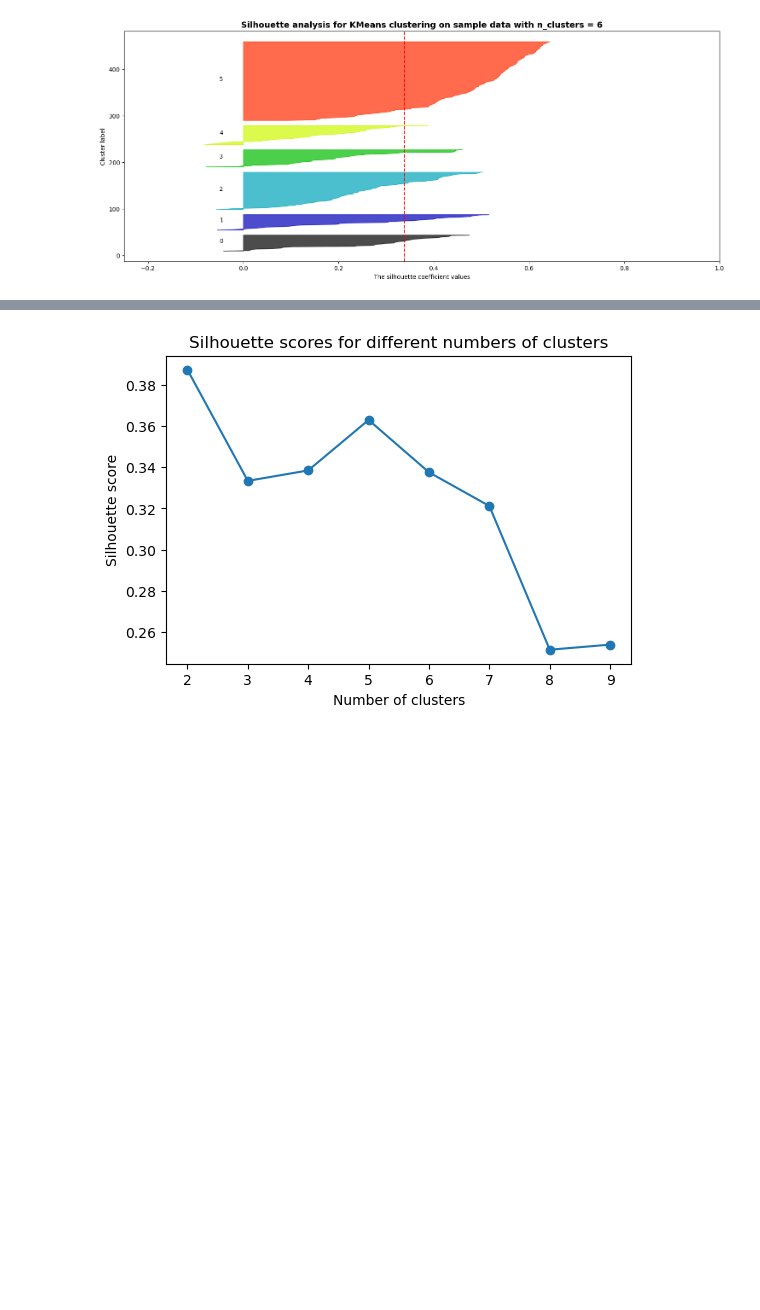
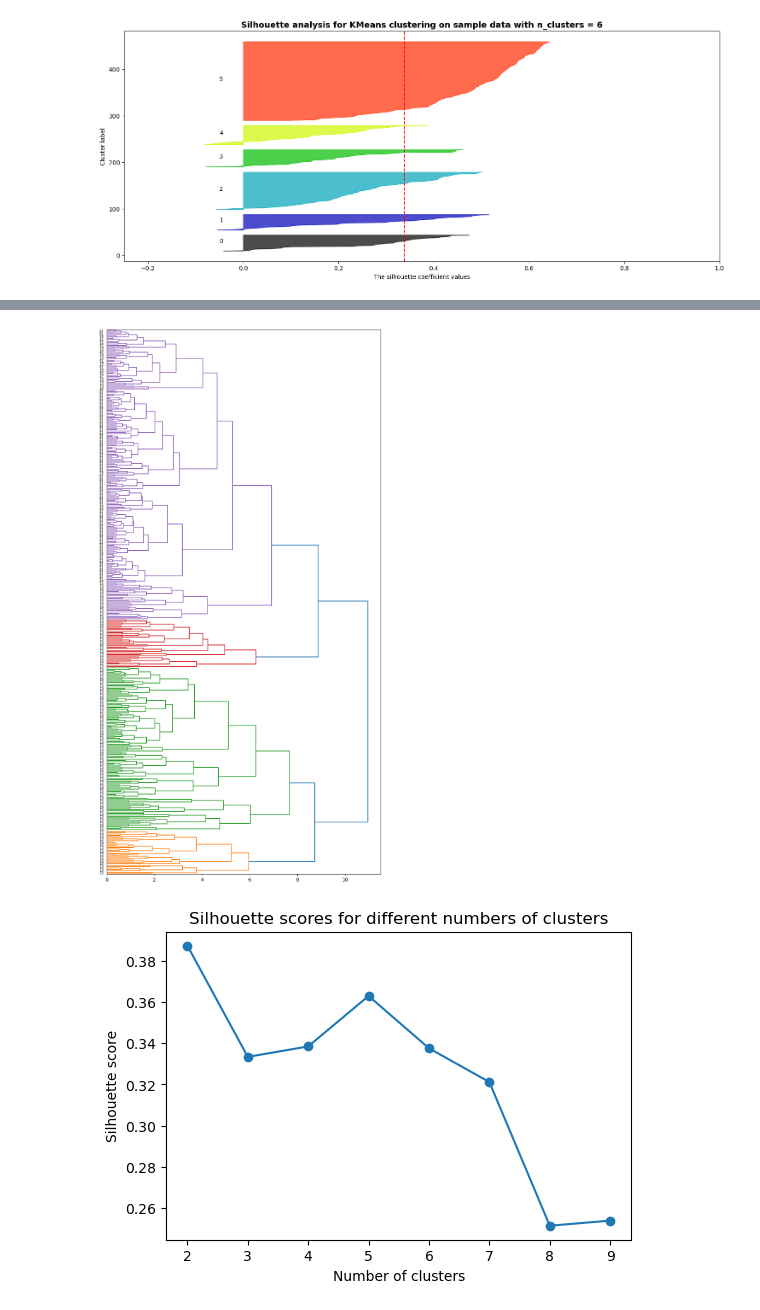
Before and after one commit to Barkesty/Project-Chronic-Kidney-Disease-Classification-Challenge, a Jupyter notebook: project.ipynb, the cells around one changed output, grey strips where cells are left out. Drawn from its saved outputs; the diff is of its cells as text; code cells hidden in the pictures; blank space fills up the shorter version.

```diff
--- a/project.ipynb
+++ b/project.ipynb
@@ -720,3 +767,19 @@ for n_clusters in range_n_clusters:
+# %%
+from scipy.cluster import hierarchy
+from sklearn.cluster import AgglomerativeClustering
+from sklearn.metrics import silhouette_samples, silhouette_score
+from sklearn.metrics.cluster import rand_score
+
+plt.figure(figsize=(10,20))
+
+pca_cluster = hierarchy.dendrogram(
+    hierarchy.complete(df_pca),
+    labels=df['class'].astype(str).tolist(),
+    orientation='right',
+    color_threshold=8
+)
+# %% [output]
+[figure, added]
 # %%
 # Perform K—Mean
 
```
Also changed, not shown: parts of 4 cells of this notebook.
